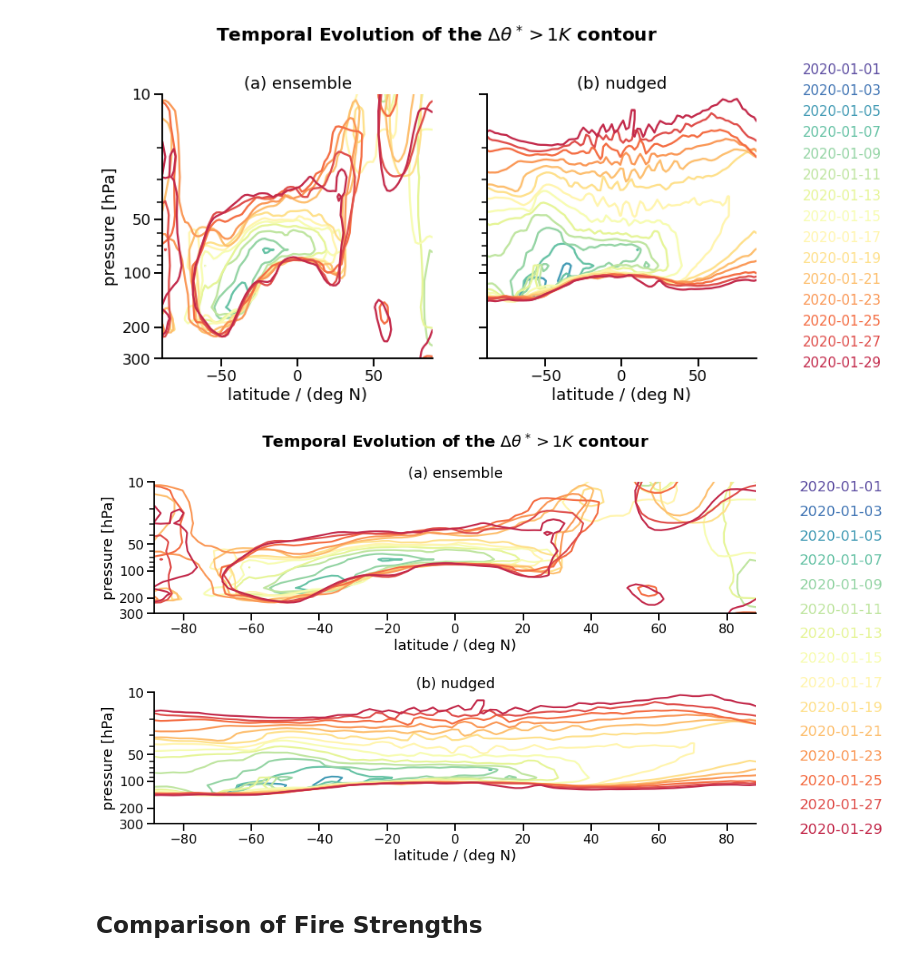
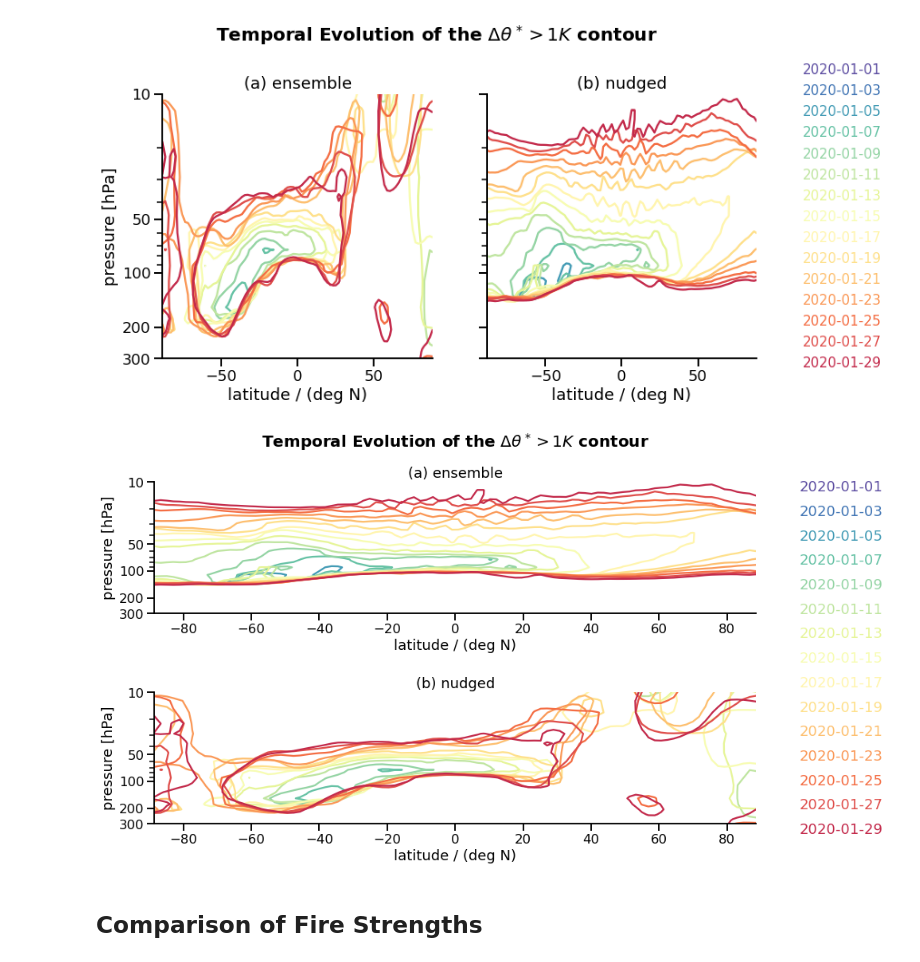
Before and after one commit to fsenf/nbook.2022-11_WiFi-AUS_Circ-Feedbacks, a Jupyter notebook: nbooks/05-Plot-Temporal-Evolution-of-Tpot.ipynb, the cells around one changed output. Cells and saved outputs as stored; diff of their text form; code cells hidden in the pictures.

```diff
--- a/nbooks/05-Plot-Temporal-Evolution-of-Tpot.ipynb
+++ b/nbooks/05-Plot-Temporal-Evolution-of-Tpot.ipynb
@@ -96,37 +96,37 @@ it_step = 2
 it = 100
 
 mode = 'fire1.0'
-for imode, stat in enumerate( ['mean', 'nudged', ]):
+for imode, stat in enumerate( ['nudged', 'mean',  ]):
     for it in range(it_start, it_end, it_step):
         irel = (1.*it - it_start) / (it_end - it_start)
         crgb = cmap(irel)
         chex = mcol.to_hex( crgb )
         d = theta.sel(stats = stat, mode = mode).isel(time = it)
         d.plot.contour( levels = [1,],
                         colors = [chex,],
                         yscale = 'log',
                         ax = axs[imode],
                         yincrease = False,
                         ylim = (300, 10))
         if imode == 0:
             date = str( d.time.data.astype('datetime64[D]' ) )
             plt.figtext( 0.9, 0.85 - 0.8  * irel, date, c = chex, fontsize = 18)
             axs[imode].set_title('(a) ensemble')
 
         else:
       #      axs[imode].set_ylabel('')
             axs[imode].set_title('(b) nudged')
 
         axs[imode].set_yticks([10, 50, 100, 200, 300], )
         axs[imode].set_yticklabels([10, 50, 100, 200, 300], )
         axs[imode].set_xlabel('latitude / (deg N)')
 
 plt.suptitle( r'Temporal Evolution of the $\Delta \theta^* > 1 K$ contour',fontsize = 20, fontweight = 'bold' )
 sns.despine()
 
-#plt.savefig('../pics/temp-anomaly-contours.png', dpi = 600)
+plt.savefig('../pics/temp-anomaly-contours.png', dpi = 600)
 # %% [output]
-[figure, old version]
+[figure, new version]
 # %% [markdown]
 ## Comparison of Fire Strengths
 # %%
```
Also changed, not shown: parts of 1 cell of this notebook, 1 other file.
